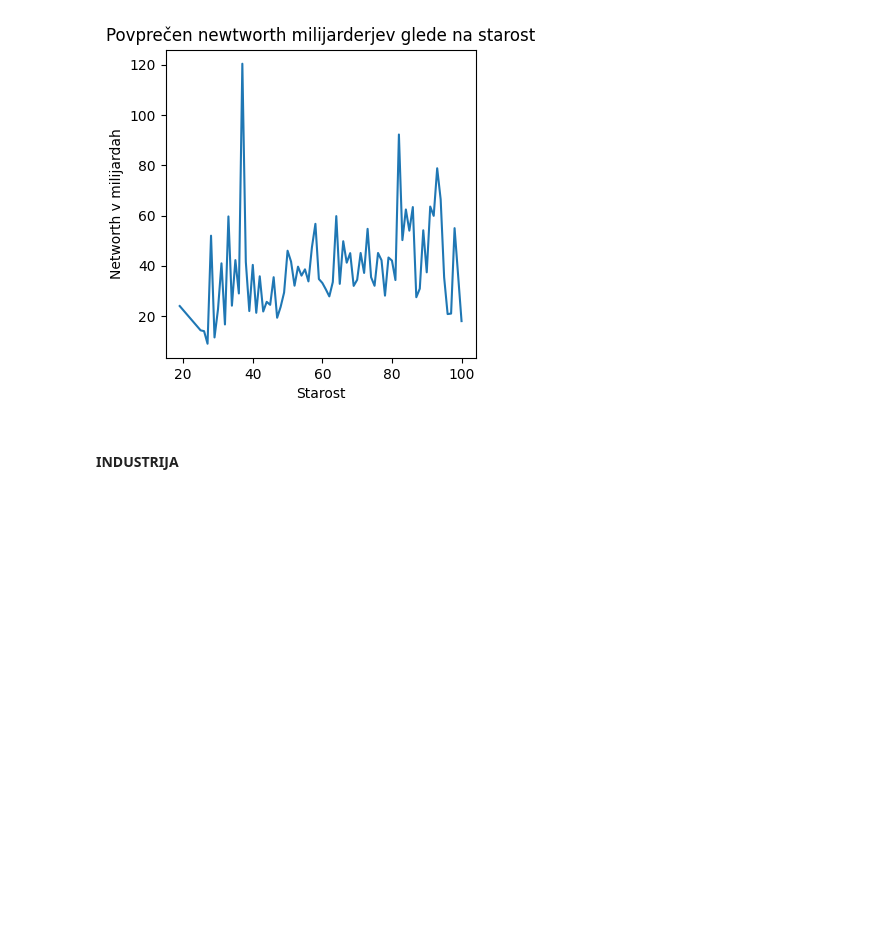
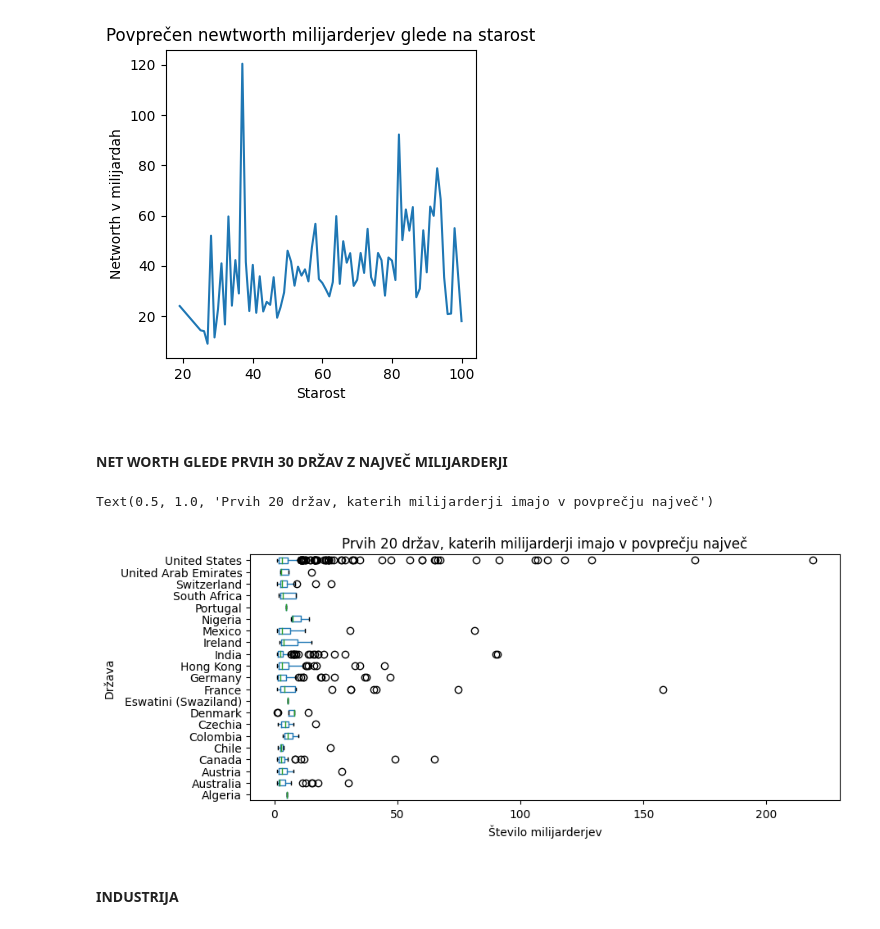
Before and after one commit to karolina-sa/Forbes-list-PROG1-projekt, a Jupyter notebook: analiza_Forbes_list.ipynb, the cells around one changed output. Saved outputs shown, nothing was run; the diff lists cells and outputs as text; code cells hidden in the pictures; blank space fills up the shorter version.

Commit message:
Plot: box plot

```diff
--- a/analiza_Forbes_list.ipynb
+++ b/analiza_Forbes_list.ipynb
@@ -17,8 +18,7 @@ forbes = pd.read_csv(os.path.join('Obdelani-podatki/forbes.csv'))
 forbes['name'] = forbes.name.str.replace('&amp;', '&')
 forbes['industry'] = forbes.industry.str.replace('&amp;', '&')
 forbes['age'] = forbes['age'].astype('Int64')
-forbes['networth'] = forbes['networth'].str.replace(r'\D+', '', regex=True).astype('int')
-
+forbes['networth'] = forbes['networth'].str.replace(r'$', '', regex=True).str.replace(r' B', '', regex=True).astype('float')
 
 # worldpopulation:
 drzave = pd.read_csv(os.path.join('Obdelani-podatki/worldpopulation.csv'))
@@ -29,3 +29,5 @@ drzave.loc[len(drzave.index)] = [39039,'Liechtenstein',157754.95]
 drzave.loc[len(drzave.index)] = [62792,'Guernsey',52300]
 drzave['country'] = drzave['country'].replace({'Eswatini' :'Eswatini (Swaziland)',
                                                'Czech Republic' : 'Czechia'})
+
+forbes
@@ -139,6 +155,24 @@ plt.ylabel('Networth v milijardah')
 # %% [output]
 Text(0, 0.5, 'Networth v milijardah')
 [figure]
+# %% [markdown]
+<h4>NET WORTH GLEDE PRVIH 30 DRŽAV Z NAJVEČ MILIJARDERJI</h4>
+# %%
+# izberem prvih 16:
+plt.rcParams['figure.figsize'] = [9,4]
+povprecje = forbes.groupby('country')['networth'].mean().sort_values(ascending = False).reset_index(name = "povprecje")
+povprecje = povprecje[['country']].head(21)
+forbes_nw = forbes.loc[forbes['country'].isin(povprecje['country'].values.tolist())]
+
+forbes_networth_na_drzavo_plot = forbes_nw.boxplot(by = 'country', column = ['networth'], grid = False, vert=False)
+plt.title('')
+plt.suptitle('')
+forbes_networth_na_drzavo_plot.set_xlabel("Število milijarderjev")
+forbes_networth_na_drzavo_plot.set_ylabel("Država")
+forbes_networth_na_drzavo_plot.set_title('Prvih 20 držav, katerih milijarderji imajo v povprečju največ')
+# %% [output]
+Text(0.5, 1.0, 'Prvih 20 držav, katerih milijarderji imajo v povprečju največ')
+[figure, added]
 # %% [markdown]
 <h4>INDUSTRIJA</h4>
 # %%
```
Also changed, not shown: parts of 3 cells of this notebook.
